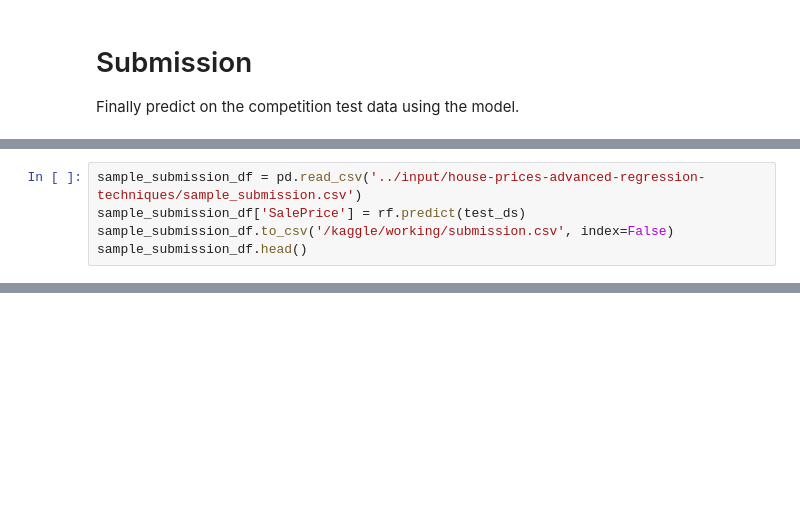
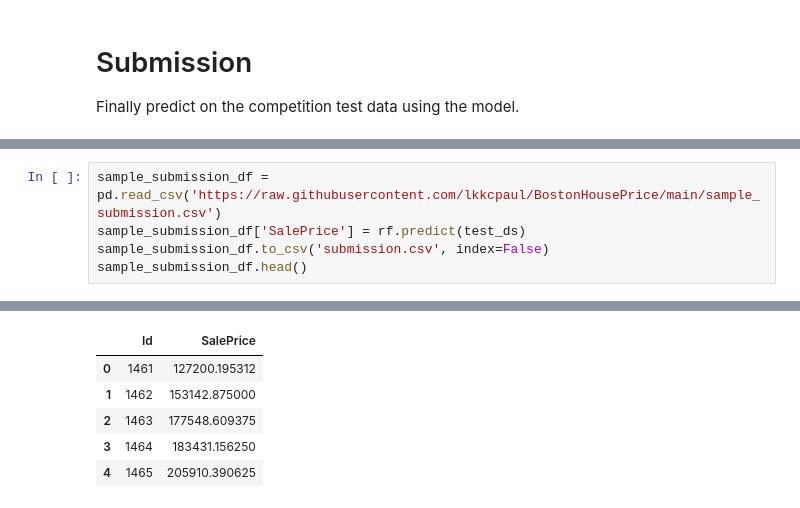
Before and after one commit to lkkcpaul/BostonHousePrice, a Jupyter notebook: starter_notebook_tfdf.ipynb, the cells around one changed output, grey strips where cells are left out. Saved outputs shown, nothing was run; the diff lists cells and outputs as text; blank space fills up the shorter version.

```diff
--- a/starter_notebook_tfdf.ipynb
+++ b/starter_notebook_tfdf.ipynb
@@ -252,5 +403,6 @@ output.head()
 # %%
-sample_submission_df = pd.read_csv('../input/house-prices-advanced-regression-techniques/sample_submission.csv')
+sample_submission_df = pd.read_csv('https://raw.githubusercontent.com/lkkcpaul/BostonHousePrice/main/sample_submission.csv')
 sample_submission_df['SalePrice'] = rf.predict(test_ds)
-sample_submission_df.to_csv('/kaggle/working/submission.csv', index=False)
+sample_submission_df.to_csv('submission.csv', index=False)
 sample_submission_df.head()
+# %% [output]
@@ -256,0 +410,6 @@ sample_submission_df.head()
+|  | Id | SalePrice |
+| 0 | 1461 | 127200.195312 |
+| 1 | 1462 | 153142.875000 |
+| 2 | 1463 | 177548.609375 |
+| 3 | 1464 | 183431.156250 |
+| 4 | 1465 | 205910.390625 |
```
Also changed, not shown: parts of 24 cells of this notebook.
